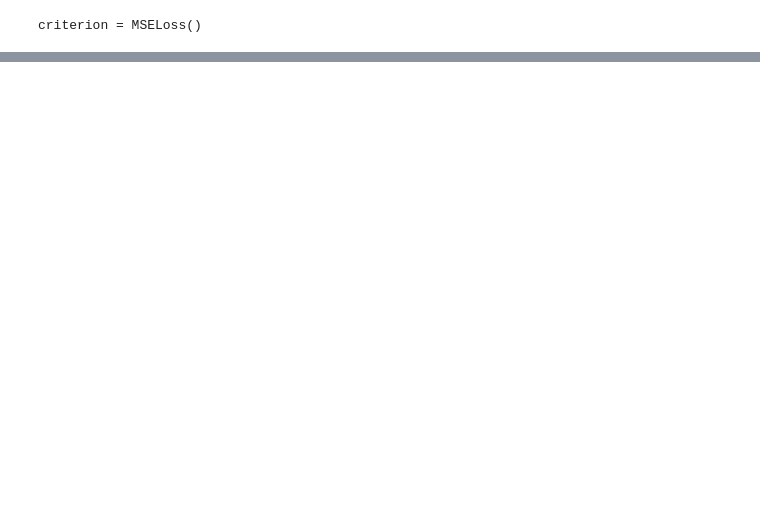
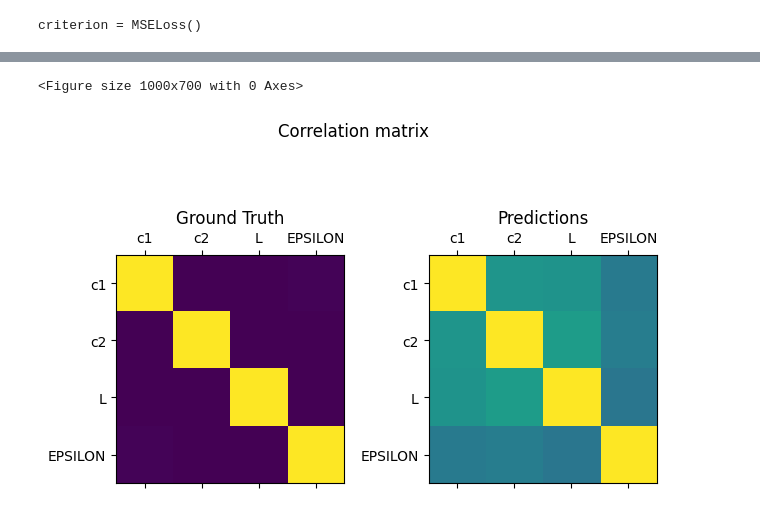
Before and after one commit to LucRobey/TurbNNGen, a Jupyter notebook: src/nn/results/cnn_all_results.ipynb, the cells around one changed output, grey strips where cells are left out. Cells and saved outputs as stored; diff of their text form; code cells hidden in the pictures; blank space fills up the shorter version.

```diff
--- a/src/nn/results/cnn_all_results.ipynb
+++ b/src/nn/results/cnn_all_results.ipynb
@@ -174,3 +174,8 @@ plot_distributions(targets, preds, builder.LABELS)
+# %%
+plot_correlation(targets, preds, builder.LABELS)
+# %% [output]
+<Figure size 1000x700 with 0 Axes>
+[figure, added]
 # %%
 total_test_loss, mean_output_losses = get_MSEs(targets, preds, output_losses, builder.LABELS, device, criterion)
 print("Total Test MSE = {:0.4f}".format(total_test_loss))
```
Also changed, not shown: parts of 12 cells of this notebook, 3 other files.
